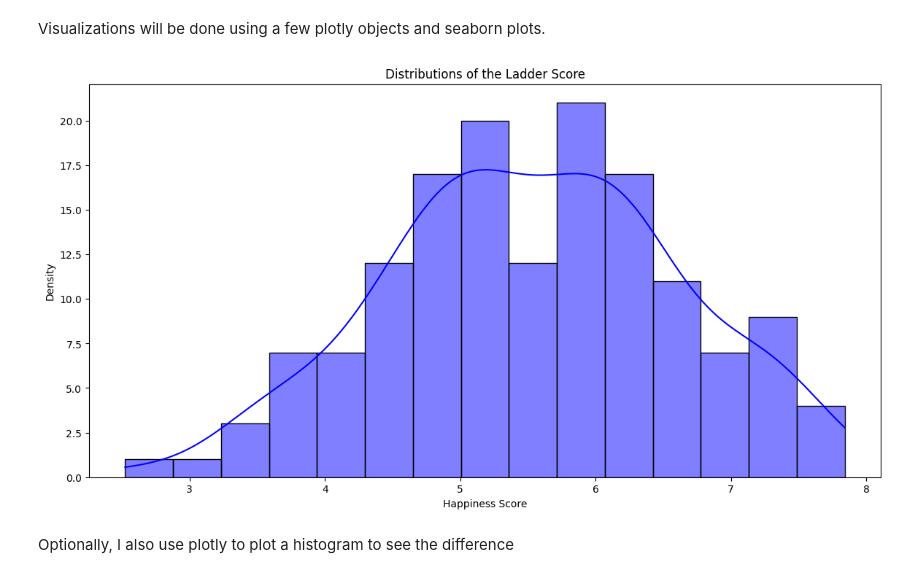
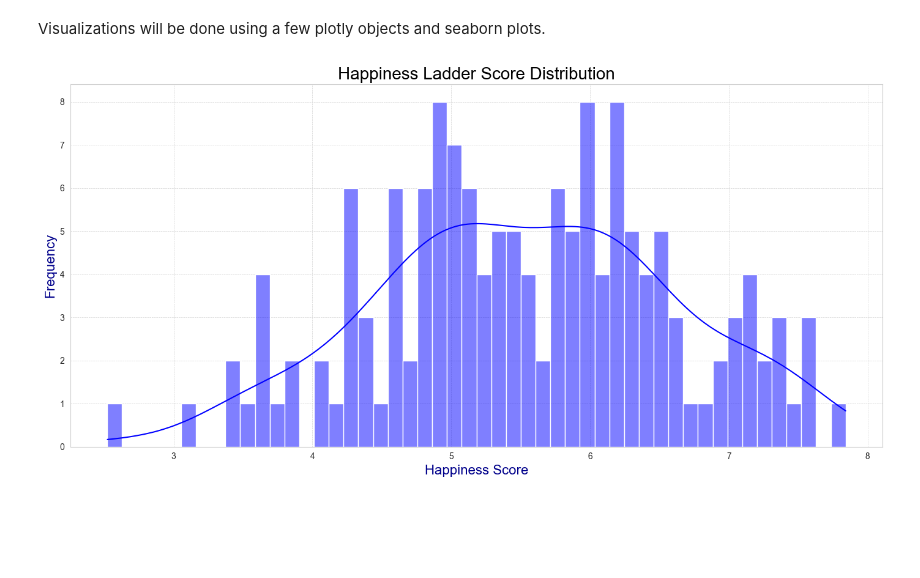
Before and after one commit to ArmandFS/CODECRAFT_DS_01, a Jupyter notebook: distribution_visualization.ipynb, the cells around one changed output. Drawn from its saved outputs; the diff is of its cells as text; code cells hidden in the pictures; blank space fills up the shorter version.

```diff
--- a/distribution_visualization.ipynb
+++ b/distribution_visualization.ipynb
@@ -90,13 +90,22 @@ dtype: int64
 Visualizations will be done using a few plotly objects and seaborn plots.
 # %%
 #visualize the ladder score using seaborn histogram
-plt.figure(figsize=(14,7))
-sns.histplot(df['Ladder score'],kde=True, bins=15, color='blue')
-plt.title("Distributions of the Ladder Score")
-plt.xlabel('Happiness Score')
-plt.ylabel('Density')
+plt.figure(figsize=(14, 7))
+sns.set_style("whitegrid")
+
+sns.histplot(
+    data=df,
+    x='Ladder score',
+    kde=True,
+    bins=50,
+    color='blue'
+)
+
+plt.title("Happiness Ladder Score Distribution", fontsize=20, color='black')
+plt.xlabel("Happiness Score", fontsize=16, color='darkblue')
+plt.ylabel("Frequency", fontsize=16, color='darkblue')
+plt.grid(color='lightgray', linestyle='--', linewidth=0.5)
+plt.tight_layout()
 plt.show()
 # %% [output]
-[figure, old version]
+[figure, new version]
-# %% [markdown]
-Optionally, I also use plotly to plot a histogram to see the difference
```
Also changed, not shown: parts of 1 cell of this notebook.
